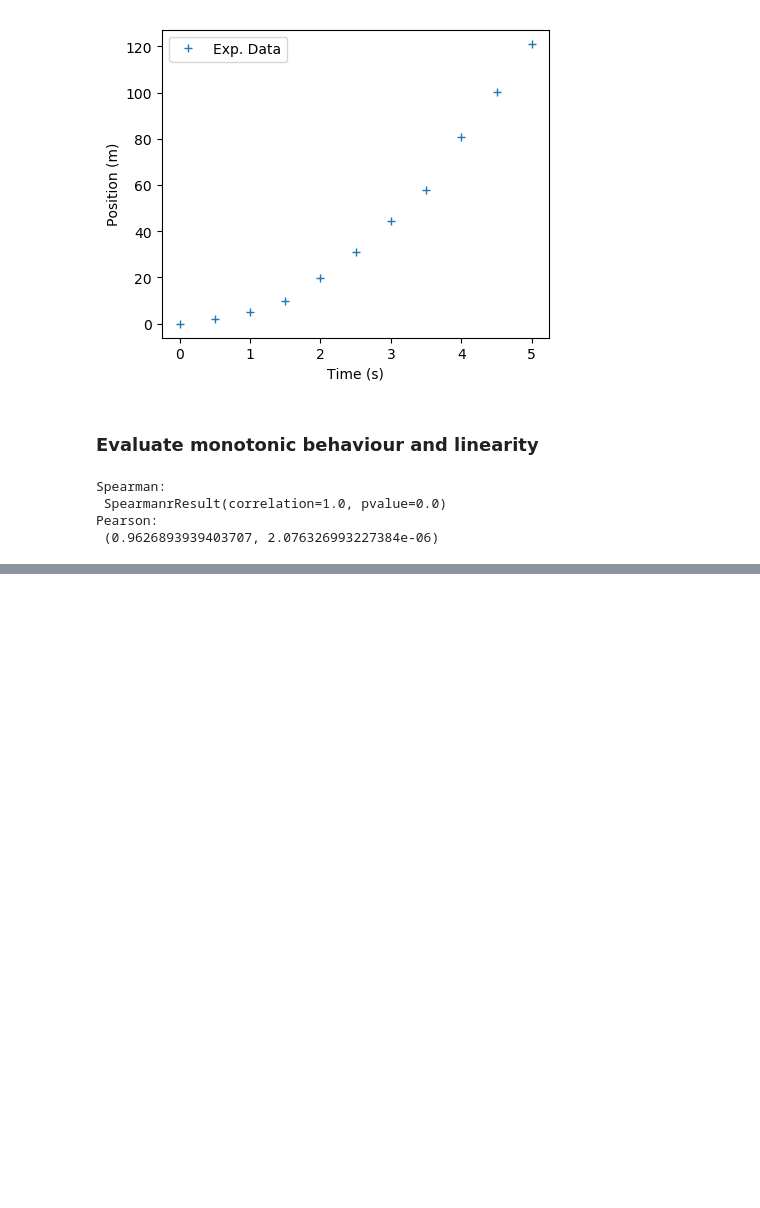
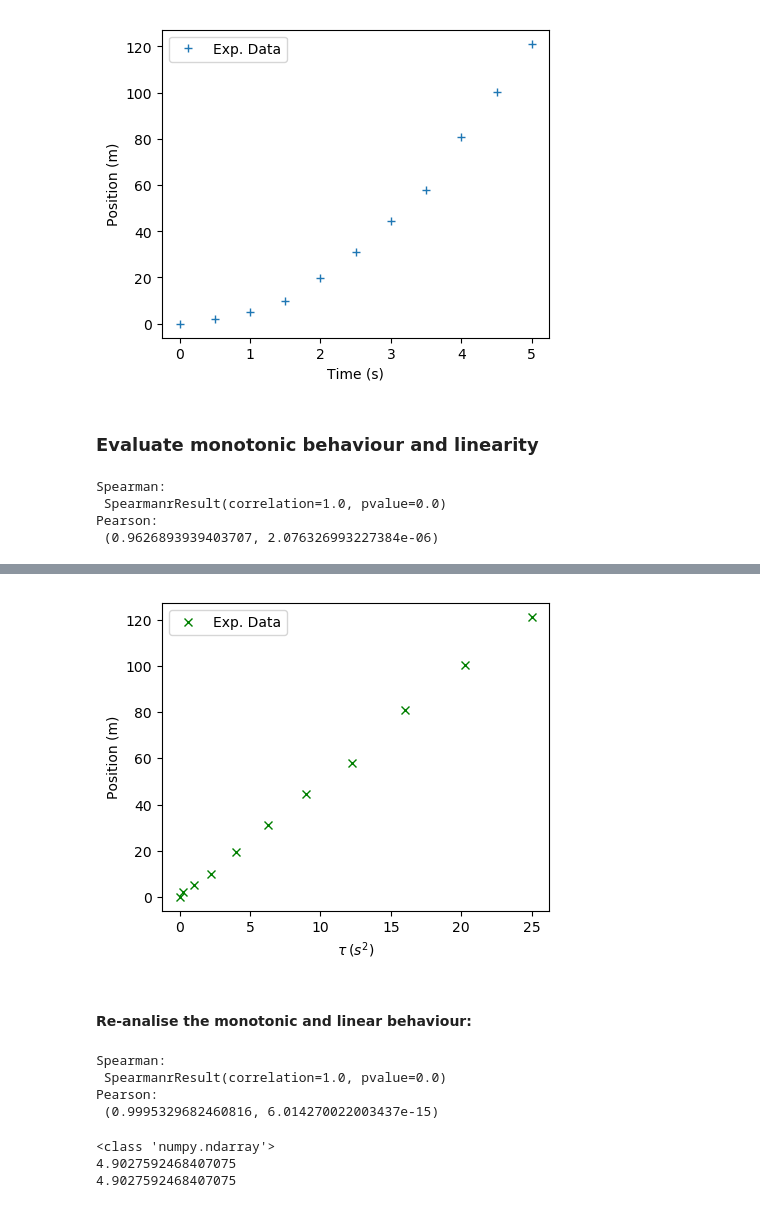
Before and after one commit to wbandabarragan/computational-physics-1, a Jupyter notebook: unit-1/problem-105.ipynb, the cells around one changed output, grey strips where cells are left out. Saved outputs shown, nothing was run; the diff lists cells and outputs as text; code cells hidden in the pictures; blank space fills up the shorter version.

```diff
--- a/unit-1/problem-105.ipynb
+++ b/unit-1/problem-105.ipynb
@@ -60,0 +132,38 @@ Pearson:
+# %%
+# Compute tau
+tau = time**2
+# %%
+# Create a figure environment
+
+fig = plt.figure(figsize = (5,4))
+
+plt.plot(tau, position, linestyle = " ", color = "green",\
+         marker = "x", label = "Exp. Data")
+
+plt.xlabel(r"$\tau\:(s^2)$")
+plt.ylabel("Position (m)")
+
+plt.legend()
+
+plt.show()
+# %% [output]
+[figure, added]
+# %% [markdown]
+#### Re-analise the monotonic and linear behaviour:
+# %%
+# Let's calculate these coefficients
+
+# 1. Spearman coefficient
+sp2 = st.spearmanr(tau, position)
+
+# 2. Pearson coefficient
+pe2 = st.pearsonr(tau, position)
+
+print("Spearman:\n", sp2)
+
+print("Pearson:\n", pe2)
+# %% [output]
+Spearman:
+ SpearmanrResult(correlation=1.0, pvalue=0.0)
+Pearson:
+ (0.9995329682460816, 6.014270022003437e-15)
@@ -60,0 +182,12 @@ Pearson:
+# %%
+# Call the curve_fit function
+coef2, cova2 = opt.curve_fit(fit_line, tau, position)
+
+print(type(coef2))
+
+print(coef2[0])
+print(*coef2)
+# %% [output]
+<class 'numpy.ndarray'>
+4.9027592468407075
+4.9027592468407075
```
Also changed, not shown: parts of 26 cells of this notebook, 1 other file.
